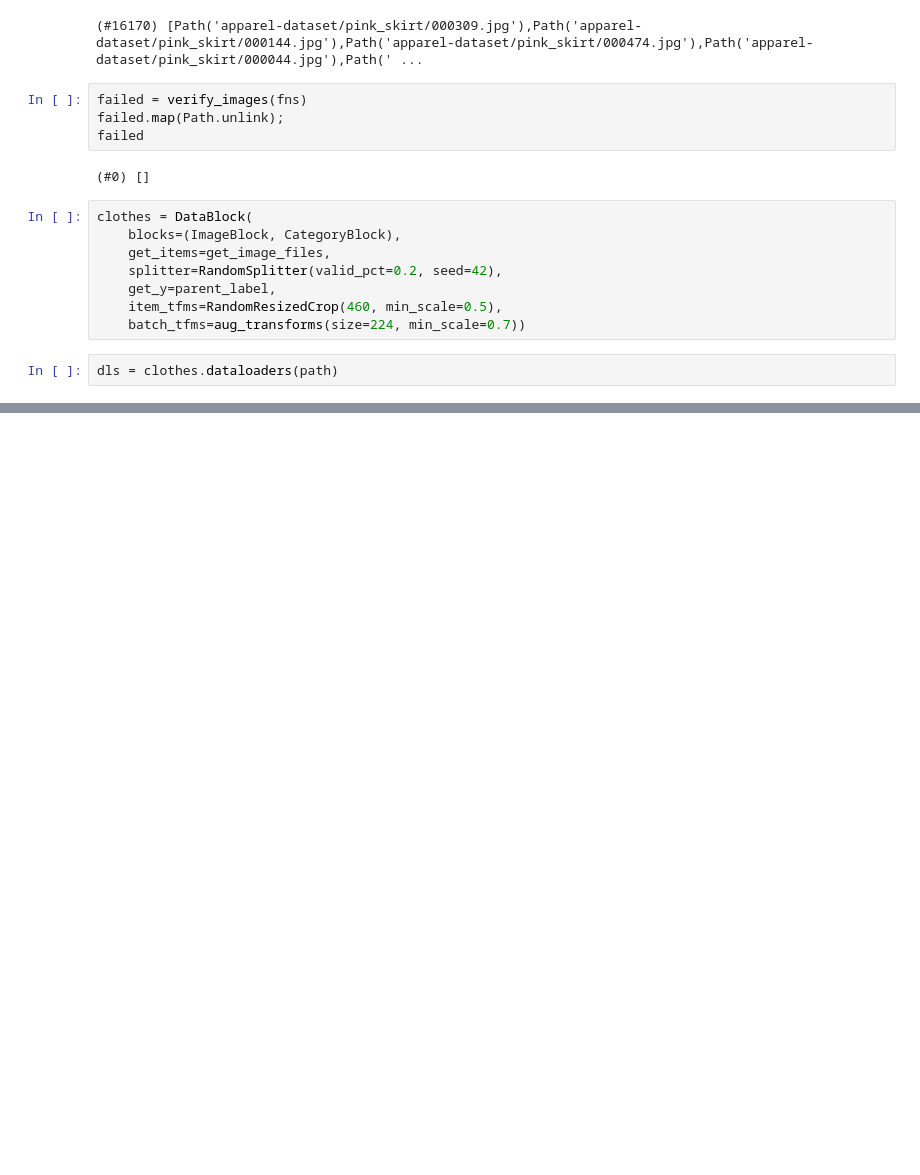
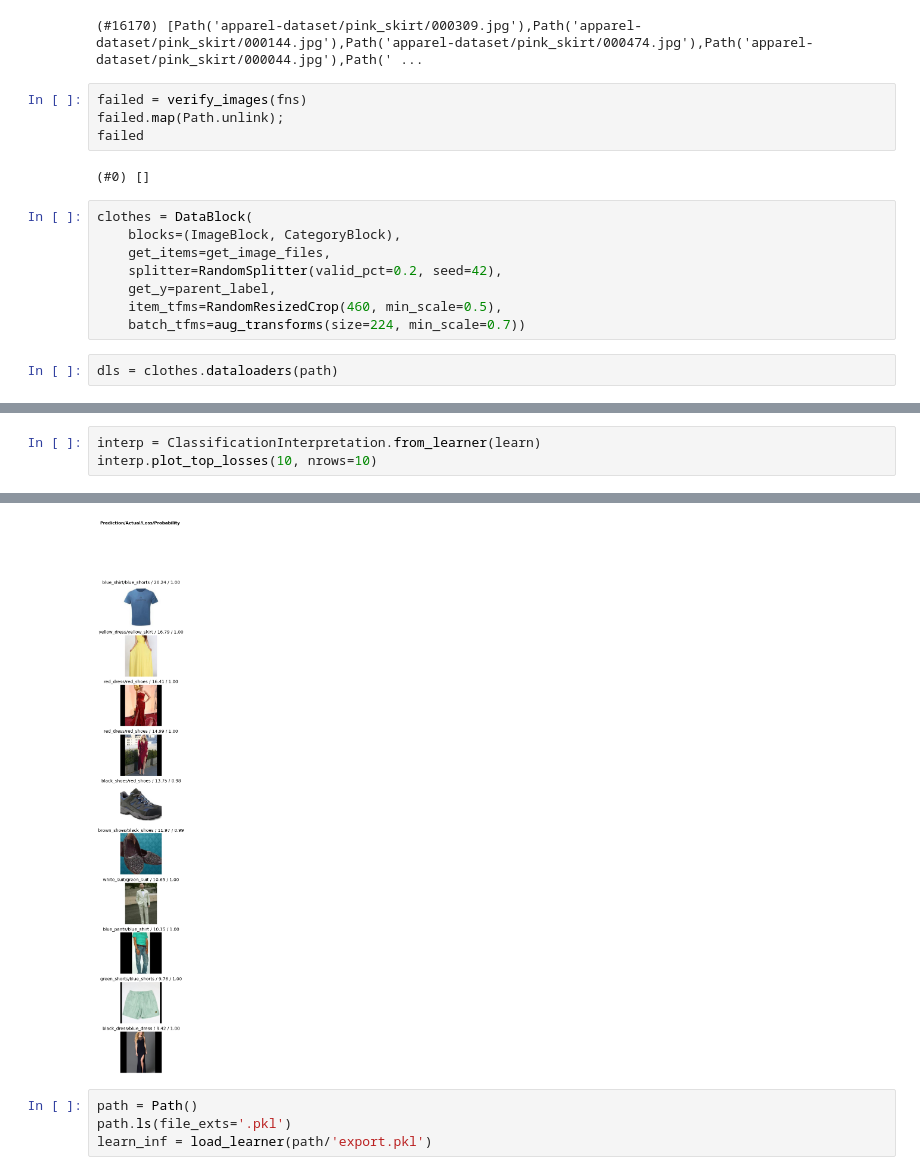
Before and after one commit to s-cooper18/clothing_classification, a Jupyter notebook: Model_training.ipynb, the cells around one changed output, grey strips where cells are left out. Drawn from its saved outputs; the diff is of its cells as text; blank space fills up the shorter version.

```diff
--- a/Model_training.ipynb
+++ b/Model_training.ipynb
@@ -98,0 +76,4 @@ learn.fine_tune(20)
+# %%
+interp = ClassificationInterpretation.from_learner(learn)
+interp.plot_top_losses(10, nrows=10)
+# %% [output]
@@ -98,0 +81,5 @@ learn.fine_tune(20)
+[figure, added]
+# %%
+path = Path()
+path.ls(file_exts='.pkl')
+learn_inf = load_learner(path/'export.pkl')
```
Also changed, not shown: parts of 15 cells of this notebook, 2 other files.
